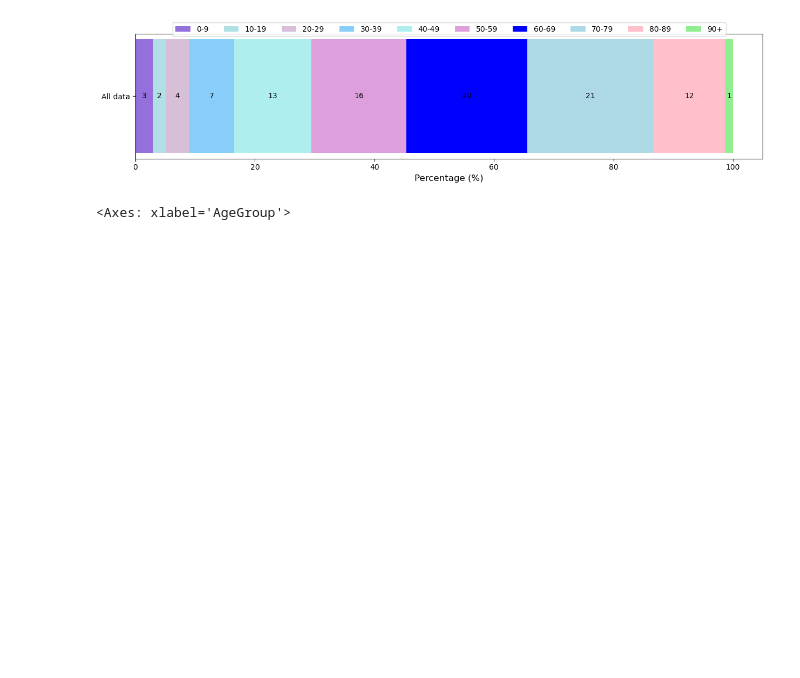
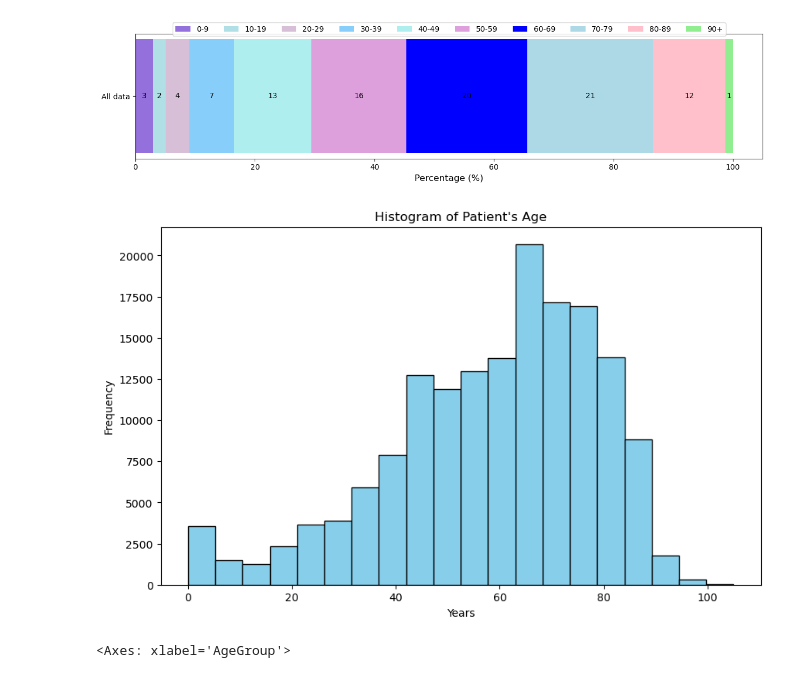
Before and after one commit to katarinakoke/Shortcuts-Problem-in-Medical-Image-Analysis, a Jupyter notebook: shortcuts-chest-xray-main/EDA/EDA.ipynb, the cells around one changed output. Cells and saved outputs as stored; diff of their text form; code cells hidden in the pictures; blank space fills up the shorter version.

```diff
--- a/shortcuts-chest-xray-main/EDA/EDA.ipynb
+++ b/shortcuts-chest-xray-main/EDA/EDA.ipynb
@@ -337,6 +337,19 @@ plt.savefig("Distribution_sex", bbox_inches="tight")
 plt.show()
 # %% [output]
 [figure]
+# %%
+# Sample data: Replace 'your_column_name' with the actual column name you wish to plot
+Age = data['Age']
+
+plt.figure(figsize=(10, 6))  # Optional: Adjust the figure size as needed
+plt.hist(Age, bins=20, color='skyblue', edgecolor='black')  # You can adjust the number of bins and colors
+plt.title('Histogram of Patient\'s Age')  # Add a title
+plt.xlabel('Years')  # X-axis label
+plt.ylabel('Frequency')  # Y-axis label
+
+plt.show()
+# %% [output]
+[figure, added]
 # %%
 pd.crosstab(data['AgeGroup'],data['PatientSex_DICOM']).plot.bar()
 # %% [output]
```
Also changed, not shown: 1 other file.
